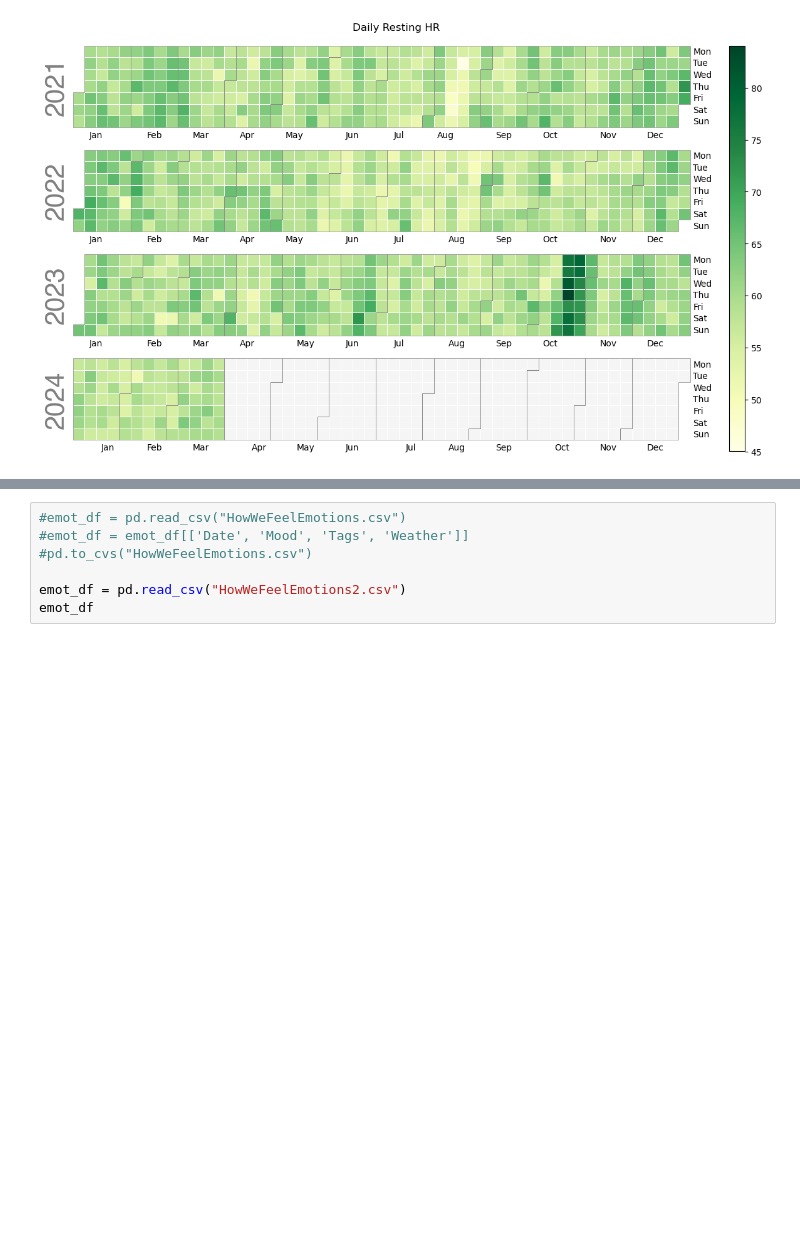
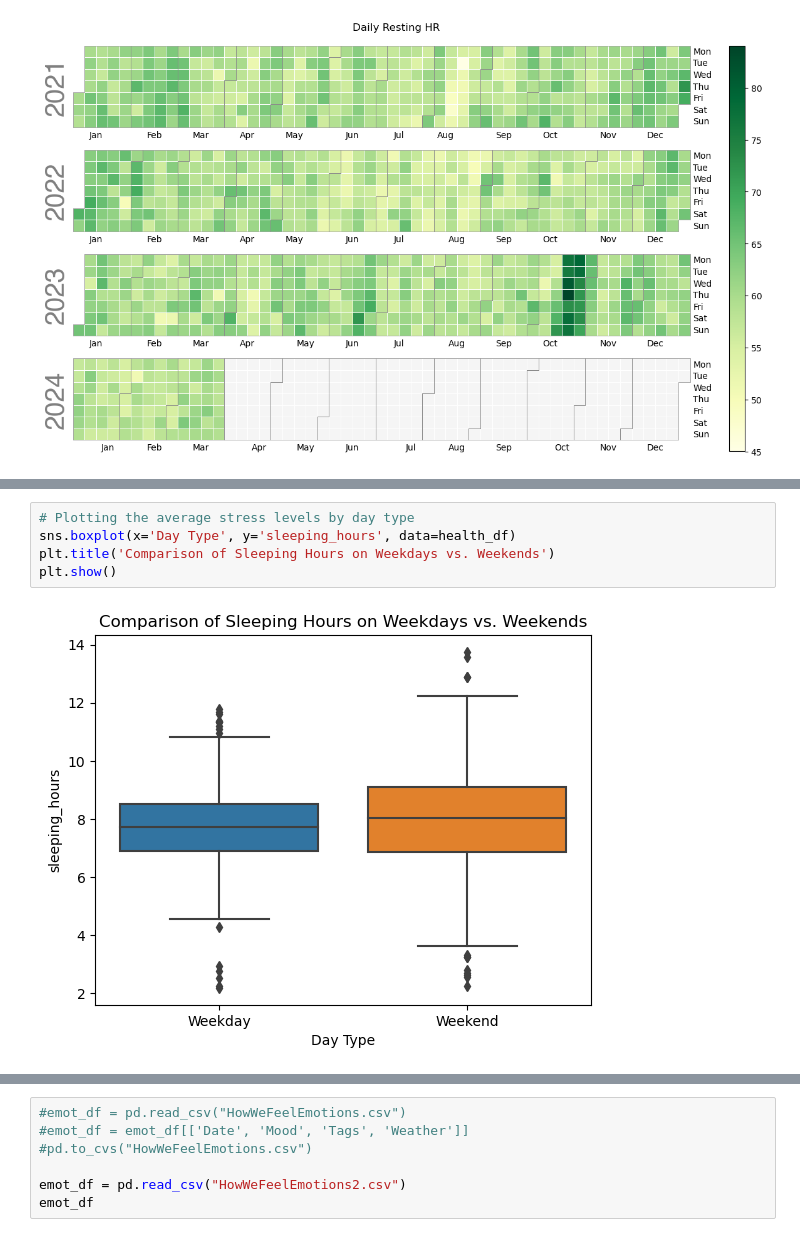
Before and after one commit to cats-and-the-city/playground, a Jupyter notebook: GarminDataStressWellnessActivities.ipynb, the cells around one changed output, grey strips where cells are left out. Cells and saved outputs as stored; diff of their text form; blank space fills up the shorter version.

```diff
--- a/GarminDataStressWellnessActivities.ipynb
+++ b/GarminDataStressWellnessActivities.ipynb
@@ -531,0 +691,7 @@ plt.show()
+# %%
+# Plotting the average stress levels by day type
+sns.boxplot(x='Day Type', y='sleeping_hours', data=health_df)
+plt.title('Comparison of Sleeping Hours on Weekdays vs. Weekends')
+plt.show()
+# %% [output]
+[figure, added]
```
Also changed, not shown: parts of 22 cells of this notebook.
